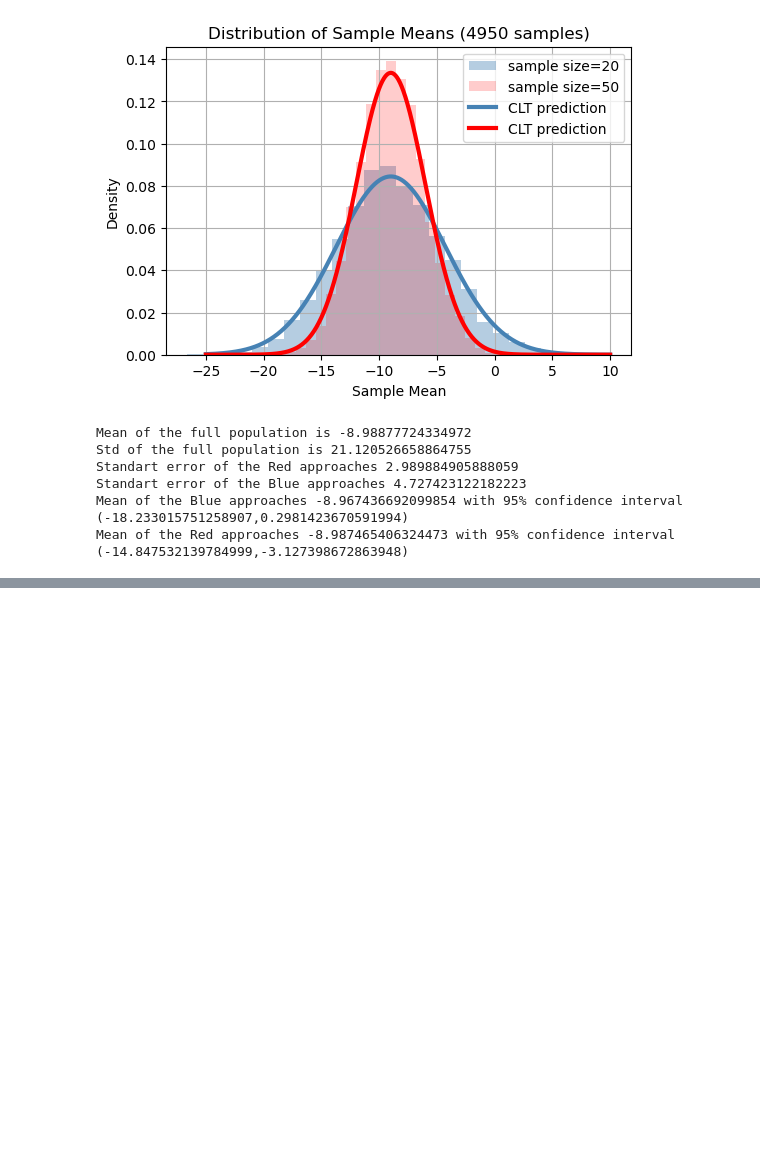
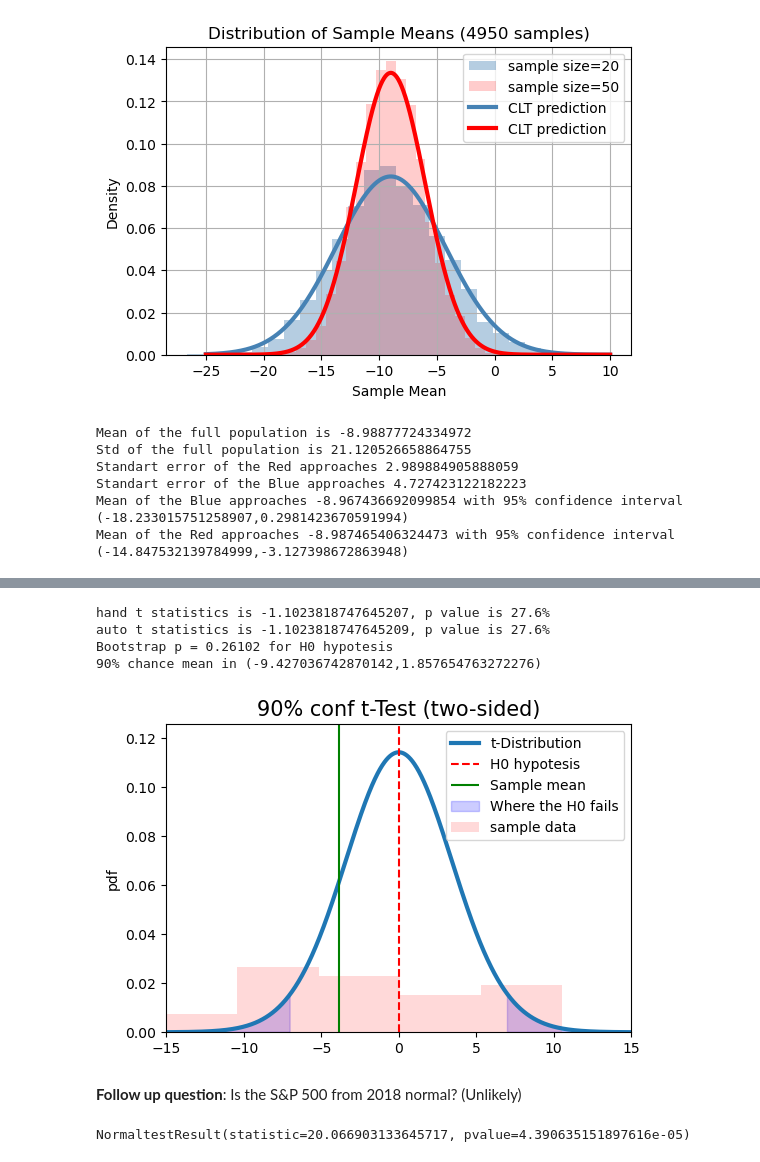
Before and after one commit to OlesMatsyshyn/Risk, a Jupyter notebook: Risk_Exercises/Risk_Exercises.ipynb, the cells around one changed output, grey strips where cells are left out. Cells and saved outputs as stored; diff of their text form; code cells hidden in the pictures; blank space fills up the shorter version.

```diff
--- a/Risk_Exercises/Risk_Exercises.ipynb
+++ b/Risk_Exercises/Risk_Exercises.ipynb
@@ -691,0 +702,71 @@ conf_int_20[0]
+# %%
+sample = np.loadtxt("sample_2018.csv", delimiter=",", usecols=1)
+point_est_mean = sample.mean()
+sample_size = sample.size
+standard_error = sample.std(ddof = 1)/np.sqrt(sample_size)
+H0 = 0
+conf = 0.95
+left, right = stats.t.interval(conf, loc = H0, scale = standard_error, df = sample_size - 1)
+
+x = np.linspace(-15,15,1000)
+y = stats.t.pdf(x, loc = H0, scale = standard_error, df = sample_size-1)
+
+plt.figure(figsize=(6,4))
+plt.plot(x, y, linewidth =3, label = "t-Distribution")
+plt.vlines(x = H0, ymin = 0, ymax = 1.1*np.max(y), color="red", linestyle = "--", label = "H0 hypotesis")
+plt.vlines(x = sample.mean(), ymin = 0, ymax = 1.1*np.max(y), color="green", linestyle = "-", label = "Sample mean")
+plt.ylim([0, 1.1*max(y)])
+plt.fill_between(x,y, where = (((x > right) | (x < left))), color = "blue", alpha = 0.2, label = "Where the H0 fails")
+plt.hist(sample, bins=25, density=True, alpha=0.15, color='red', label = "sample data")
+plt.title("90% conf t-Test (two-sided)", fontsize = 15)
+plt.legend()
+plt.ylabel("pdf", fontsize=10)
+plt.xlim([-15, 15])
+
+t_stat = (sample.mean() - H0)/standard_error
+p_value = 2 * stats.t.cdf(-abs(t_stat), df = sample_size - 1)
+print("hand t statistics is {}, p value is {}%".format(t_stat, round(100*p_value,1)))
+t_stat_a, p_value_a = stats.ttest_1samp(sample, H0)
+print("auto t statistics is {}, p value is {}%".format(t_stat_a, round(100*p_value_a,1)))
+
+# Bootstrapping
+sims = 100000
+np.random.seed(111)
+bootstrap = []
+for i in range(sims):
+    bootstrap.append(np.random.choice(sample, size = sample_size, replace = True).mean())
+bootstrap_a = np.array(bootstrap)
+bootstrap_mean = bootstrap_a.mean()
+bootstrap_shifted = bootstrap_a - bootstrap_mean + H0
+
+conf = 0.9
+alpha = 1 - conf
+ci_lower = np.percentile(bootstrap_a, 100 * alpha / 2)
+ci_upper = np.percentile(bootstrap_a, 100 * (1 - alpha / 2))
+
+p_value_b = 2 * min(
+    (bootstrap_shifted >= point_est_mean).mean(),
+    (bootstrap_shifted <= point_est_mean).mean()
+)
+print("Bootstrap p = {} for H0 hypotesis".format(p_value_b))
+print("90% chance mean in ({},{})".format(ci_lower,ci_upper))
+# %% [output]
+hand t statistics is -1.1023818747645207, p value is 27.6%
+auto t statistics is -1.1023818747645209, p value is 27.6%
+Bootstrap p = 0.26102 for H0 hypotesis
+90% chance mean in (-9.427036742870142,1.857654763272276)
+[figure, added]
+# %% [markdown]
+**Follow up question**: Is the S&P 500 from 2018 normal? (Unlikely)
+# %%
+import numpy_financial as npf
+import numpy as np
+np.set_printoptions(precision = 2, suppress = True)
+import matplotlib.pyplot as plt
+import scipy.stats as stats
+
+pop = np.loadtxt("SP500_2018.csv", delimiter = ",", usecols = 1) # loading returns
+print(stats.normaltest(pop))
+# stats.skewtest(pop), stats.kurtosistest(pop)
+# %% [output]
+NormaltestResult(statistic=20.066903133645717, pvalue=4.390635151897616e-05)
```
Also changed, not shown: parts of 8 cells of this notebook, 1 other file.
